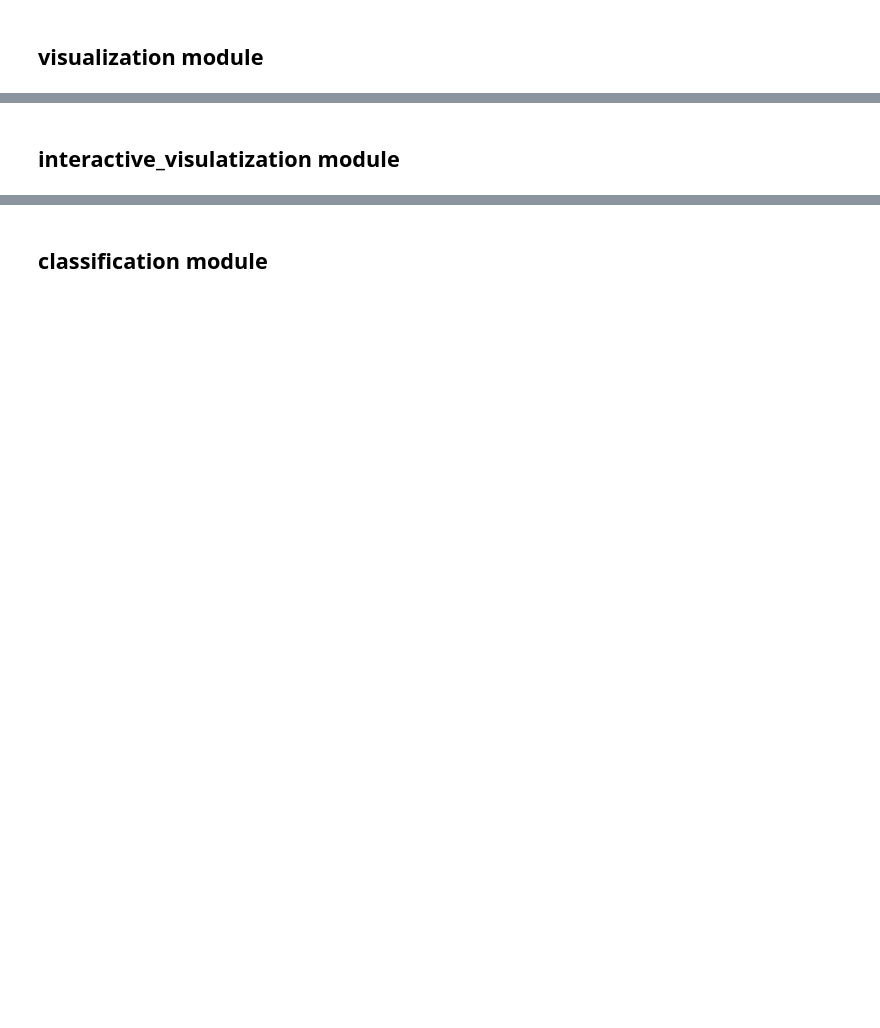
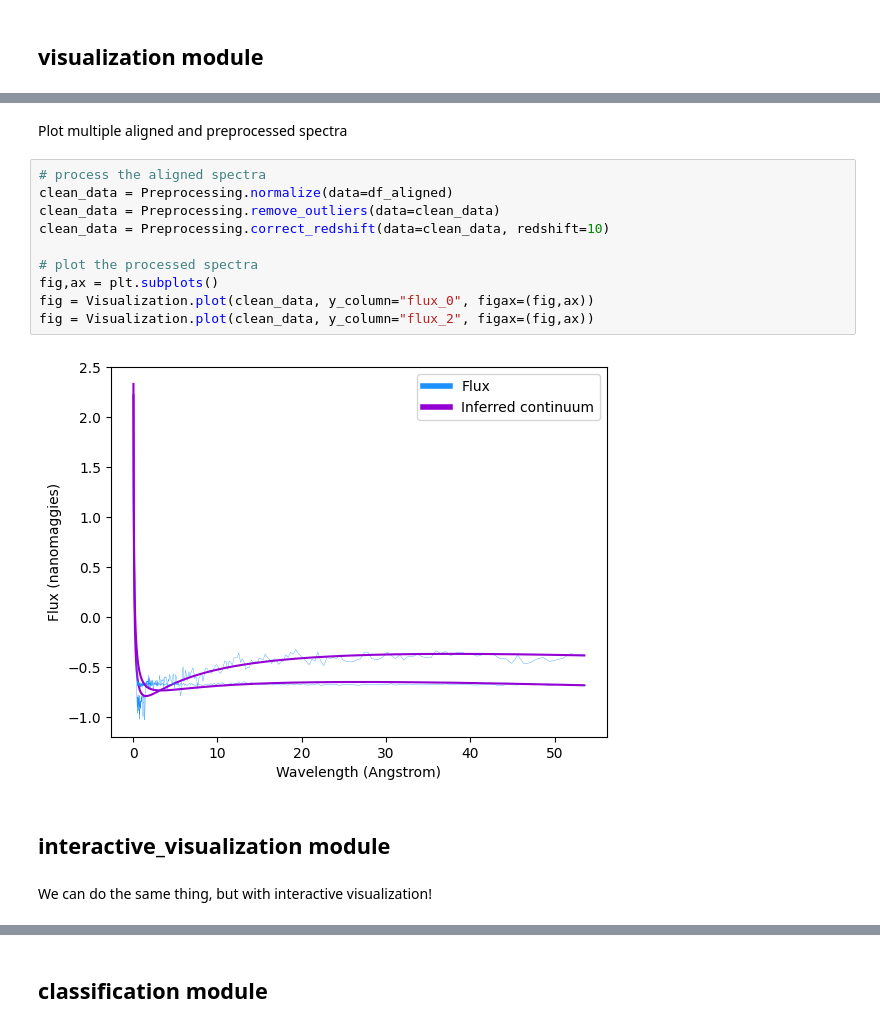
Before and after one commit to glo-umutoni/galaxy-project, a Jupyter notebook: docs/demo.ipynb, the cells around one changed output, grey strips where cells are left out. Saved outputs shown, nothing was run; the diff lists cells and outputs as text; blank space fills up the shorter version.

```diff
--- a/docs/demo.ipynb
+++ b/docs/demo.ipynb
@@ -267,2 +329,18 @@ TODO
+# %% [markdown]
+Plot multiple aligned and preprocessed spectra
+# %%
+# process the aligned spectra
+clean_data = Preprocessing.normalize(data=df_aligned)
+clean_data = Preprocessing.remove_outliers(data=clean_data)
+clean_data = Preprocessing.correct_redshift(data=clean_data, redshift=10)
+
+# plot the processed spectra
+fig,ax = plt.subplots()
+fig = Visualization.plot(clean_data, y_column="flux_0", figax=(fig,ax))
+fig = Visualization.plot(clean_data, y_column="flux_2", figax=(fig,ax))
+# %% [output]
+[figure, added]
 # %% [markdown]
-## interactive_visulatization module
+## interactive_visualization module
+# %% [markdown]
+We can do the same thing, but with interactive visualization!
```
Also changed, not shown: parts of 19 cells of this notebook.
